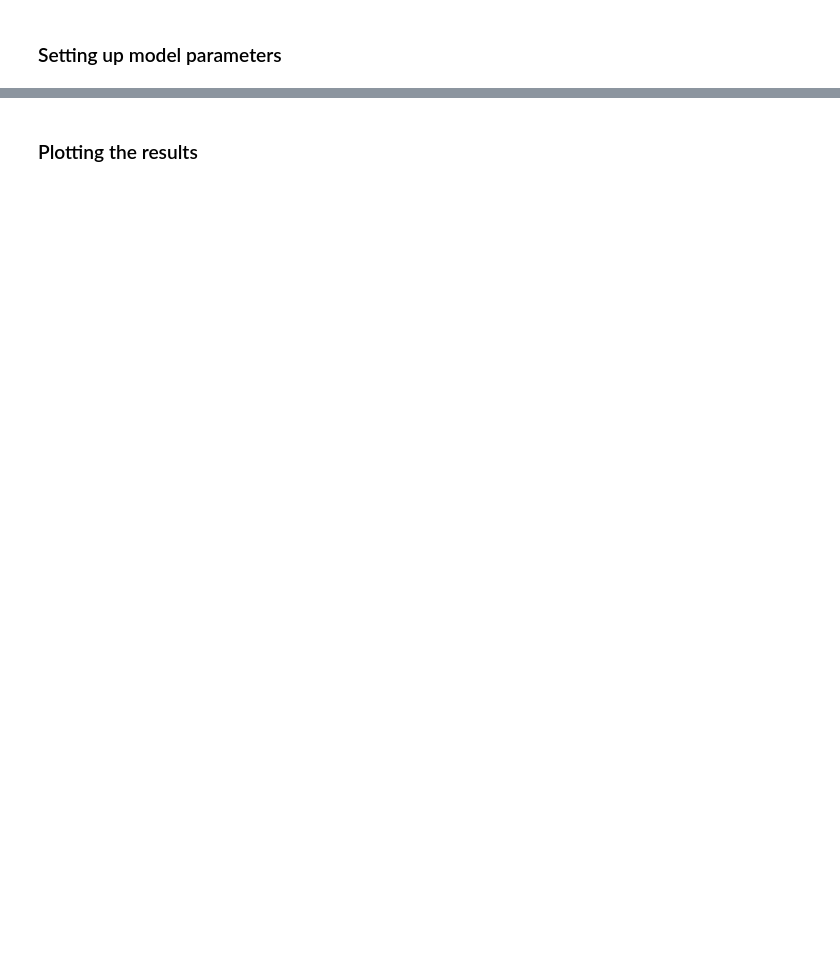
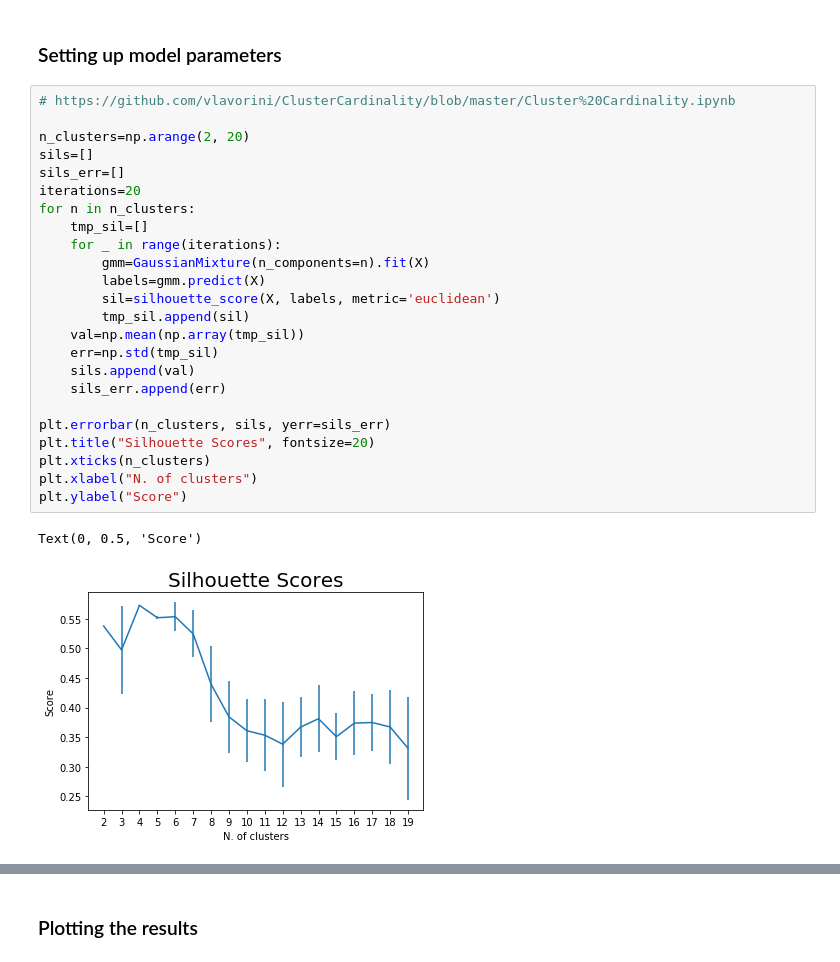
Before and after one commit to LAnastasiia/unsupervised_learning_task, a Jupyter notebook: unsupervised_learning.ipynb, the cells around one changed output, grey strips where cells are left out. Cells and saved outputs as stored; diff of their text form; blank space fills up the shorter version.

```diff
--- a/unsupervised_learning.ipynb
+++ b/unsupervised_learning.ipynb
@@ -355,2 +361,29 @@ y = gm.fit_predict(X)
 # %% [markdown]
 ### Setting up model parameters
+# %%
+# https://github.com/vlavorini/ClusterCardinality/blob/master/Cluster%20Cardinality.ipynb
+
+n_clusters=np.arange(2, 20)
+sils=[]
+sils_err=[]
+iterations=20
+for n in n_clusters:
+    tmp_sil=[]
+    for _ in range(iterations):
+        gmm=GaussianMixture(n_components=n).fit(X)
+        labels=gmm.predict(X)
+        sil=silhouette_score(X, labels, metric='euclidean')
+        tmp_sil.append(sil)
+    val=np.mean(np.array(tmp_sil))
+    err=np.std(tmp_sil)
+    sils.append(val)
+    sils_err.append(err)
+
+plt.errorbar(n_clusters, sils, yerr=sils_err)
+plt.title("Silhouette Scores", fontsize=20)
+plt.xticks(n_clusters)
+plt.xlabel("N. of clusters")
+plt.ylabel("Score")
+# %% [output]
+Text(0, 0.5, 'Score')
+[figure, added]
```
Also changed, not shown: parts of 10 cells of this notebook.
